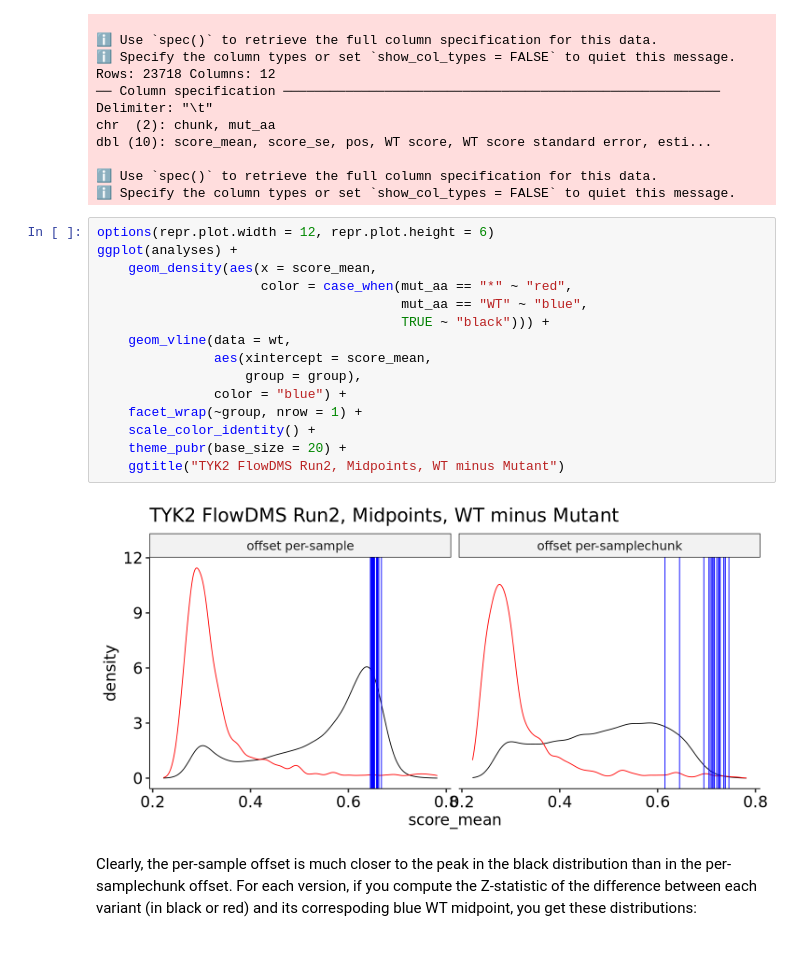
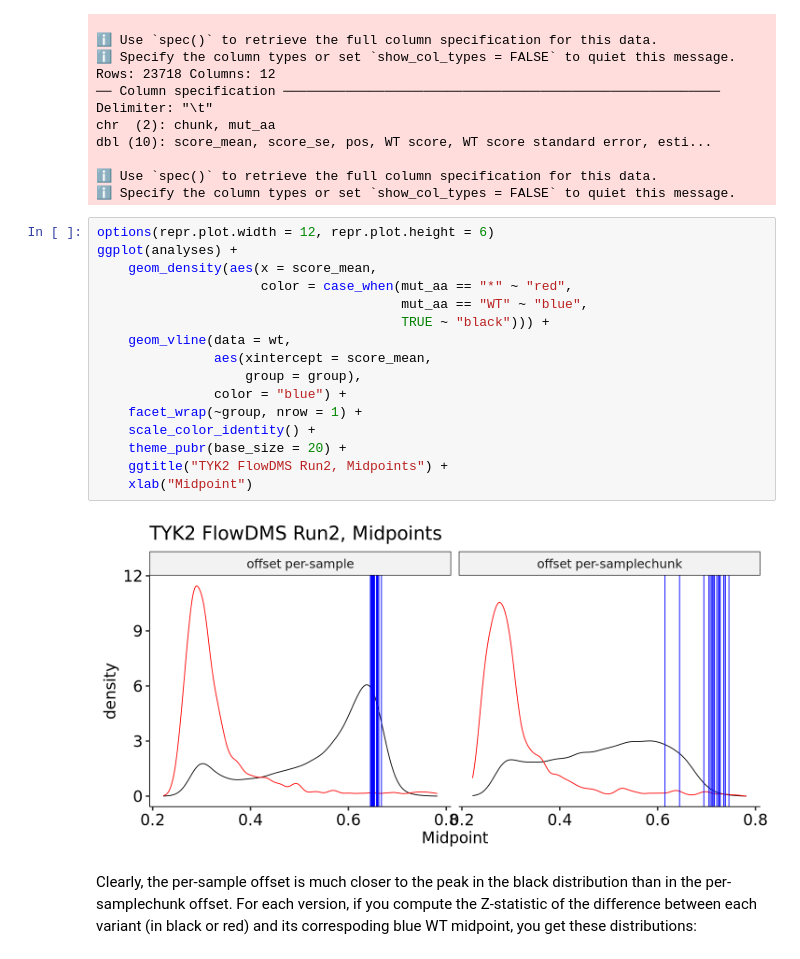
Before and after one commit to MiTPenguin/bms-dms, a Jupyter notebook: notebooks/TYK2-FlowDMS-Offsets.ipynb, the cells around one changed output. Drawn from its saved outputs; the diff is of its cells as text.

```diff
--- a/notebooks/TYK2-FlowDMS-Offsets.ipynb
+++ b/notebooks/TYK2-FlowDMS-Offsets.ipynb
@@ -70,20 +71,21 @@ dbl (10): score_mean, score_se, pos, WT score, WT score standard error, esti...
 # %%
 options(repr.plot.width = 12, repr.plot.height = 6)
 ggplot(analyses) +
     geom_density(aes(x = score_mean,
                      color = case_when(mut_aa == "*" ~ "red",
                                        mut_aa == "WT" ~ "blue",
                                        TRUE ~ "black"))) +
     geom_vline(data = wt,
                aes(xintercept = score_mean,
                    group = group),
                color = "blue") +
     facet_wrap(~group, nrow = 1) +
     scale_color_identity() +
     theme_pubr(base_size = 20) +
-    ggtitle("TYK2 FlowDMS Run2, Midpoints, WT minus Mutant")
+    ggtitle("TYK2 FlowDMS Run2, Midpoints") +
+    xlab("Midpoint")
 # %% [output]
-[figure, old version]
+[figure, new version]
 # %% [markdown]
 Clearly, the per-sample offset is much closer to the peak in the black distribution than in the per-samplechunk offset. For each version, if you compute the Z-statistic of the difference between each variant (in black or red) and its correspoding blue WT midpoint, you get these distributions:
 # %%
```
Also changed, not shown: parts of 6 cells of this notebook, 4 other files.
